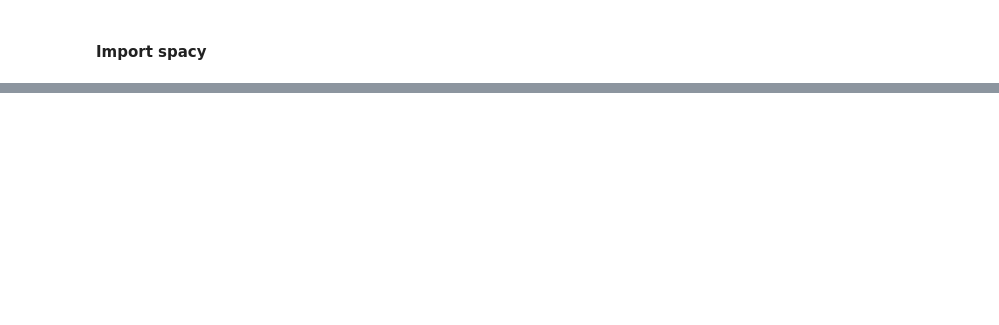
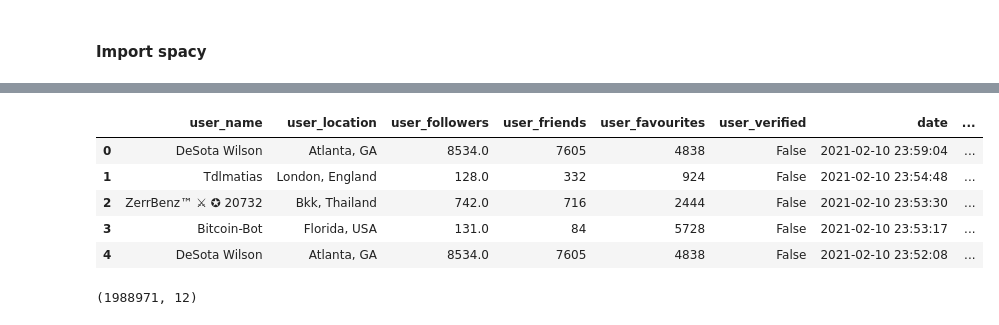
Before and after one commit to TomazJunior/tus-ia-team-project, a Jupyter notebook: sentiment-analysis-twitter-data/sentiment-analysis-twitter.ipynb, the cells around one changed output, grey strips where cells are left out. Drawn from its saved outputs; the diff is of its cells as text; code cells hidden in the pictures; blank space fills up the shorter version.

Commit message:
ádd sentiment analysis

```diff
--- a/sentiment-analysis-twitter-data/sentiment-analysis-twitter.ipynb
+++ b/sentiment-analysis-twitter-data/sentiment-analysis-twitter.ipynb
@@ -274,0 +336,16 @@ spacy_df['IsLoc'] = spacy_df[:100]['user_location'].apply(lambda row: check_for_
+# %%
+# In case there is any `NaN` fill the values with False and then filter
+df_sentiment_clean = df_spacy.loc[df_spacy['IsLoc'].fillna(False)].reset_index(drop=True)
+# df_sentiment_clean = df_spacy.copy()
+df_sentiment_clean.head()
+# %% [output]
+|  | user_name | user_location | user_followers | user_friends | user_favourites | user_verified | date | ... |
+| 0 | DeSota Wilson | Atlanta, GA | 8534.0 | 7605 | 4838 | False | 2021-02-10 23:59:04 | ... |
+| 1 | Tdlmatias | London, England | 128.0 | 332 | 924 | False | 2021-02-10 23:54:48 | ... |
+| 2 | ZerrBenz™ ⚔ ✪ 20732 | Bkk, Thailand | 742.0 | 716 | 2444 | False | 2021-02-10 23:53:30 | ... |
+| 3 | Bitcoin-Bot | Florida, USA | 131.0 | 84 | 5728 | False | 2021-02-10 23:53:17 | ... |
+| 4 | DeSota Wilson | Atlanta, GA | 8534.0 | 7605 | 4838 | False | 2021-02-10 23:52:08 | ... |
+# %%
+df_spacy.shape
+# %% [output]
+(1988971, 12)
```
Also changed, not shown: parts of 21 cells of this notebook, 2 other files.
